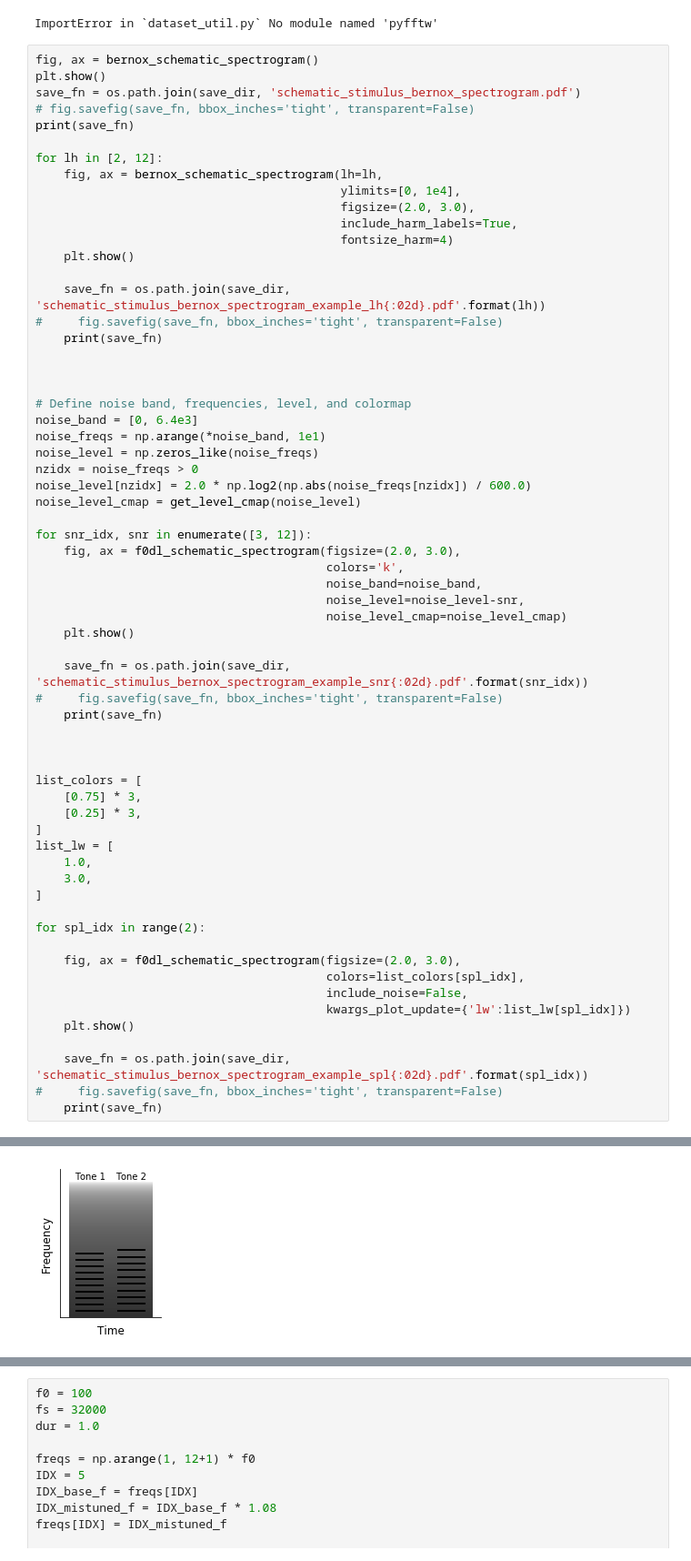
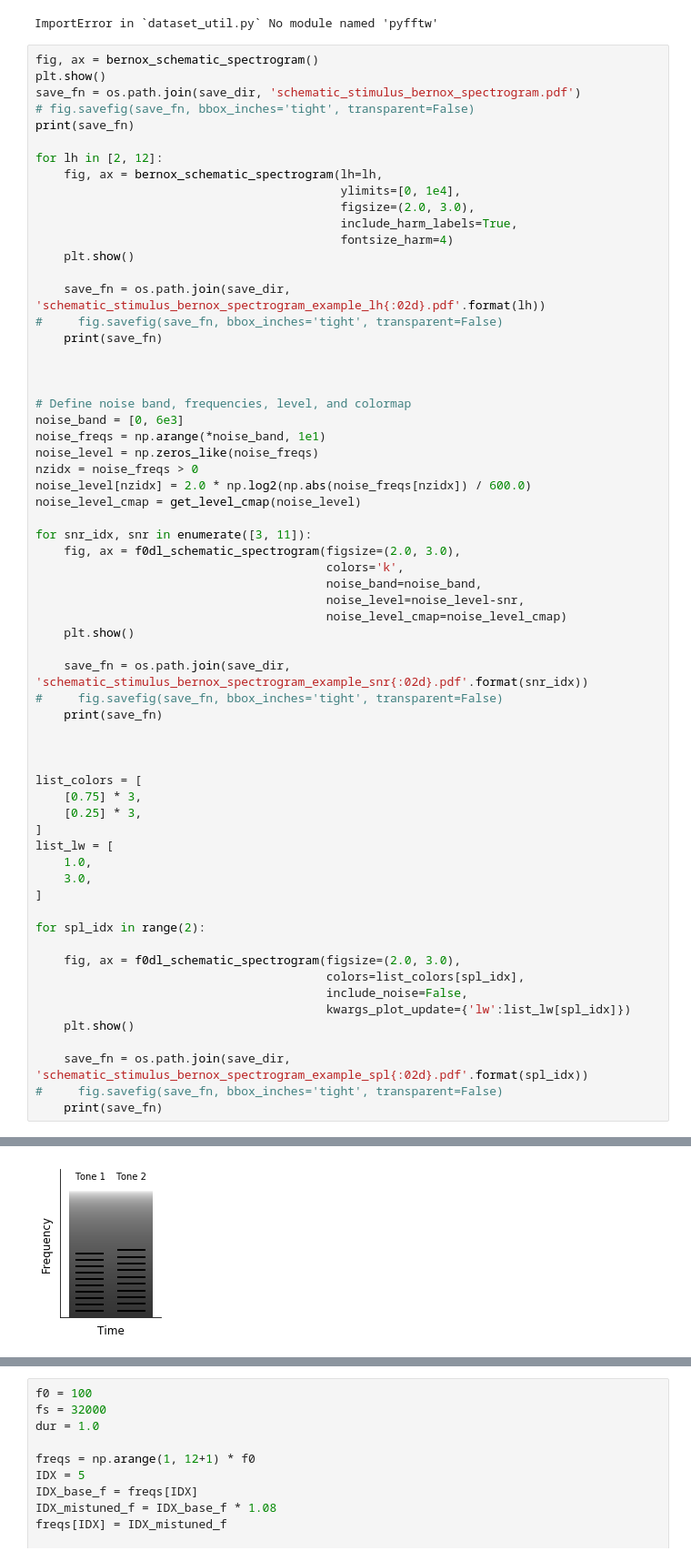
Before and after one commit to msaddler/pitchnet, a Jupyter notebook: notebook_figures_stimuli.ipynb, the cells around one changed output, grey strips where cells are left out. Shown at 91% size. Drawn from its saved outputs; the diff is of its cells as text.

Commit message:
checking noise band cutoffs for mcpherson F0 discrimiination stimuli

```diff
--- a/notebook_figures_stimuli.ipynb
+++ b/notebook_figures_stimuli.ipynb
@@ -590,14 +590,14 @@ for lh in [2, 12]:
 
 
 # Define noise band, frequencies, level, and colormap
-noise_band = [0, 6.4e3]
+noise_band = [0, 6e3]
 noise_freqs = np.arange(*noise_band, 1e1)
 noise_level = np.zeros_like(noise_freqs)
 nzidx = noise_freqs > 0
 noise_level[nzidx] = 2.0 * np.log2(np.abs(noise_freqs[nzidx]) / 600.0)
 noise_level_cmap = get_level_cmap(noise_level)
 
-for snr_idx, snr in enumerate([3, 12]):
+for snr_idx, snr in enumerate([3, 11]):
     fig, ax = f0dl_schematic_spectrogram(figsize=(2.0, 3.0),
                                          colors='k',
                                          noise_band=noise_band,
@@ -611,34 +611,34 @@ for snr_idx, snr in enumerate([3, 12]):
 
 
 
 list_colors = [
     [0.75] * 3,
     [0.25] * 3,
 ]
 list_lw = [
     1.0,
     3.0,
 ]
 
 for spl_idx in range(2):
 
     fig, ax = f0dl_schematic_spectrogram(figsize=(2.0, 3.0),
                                          colors=list_colors[spl_idx],
                                          include_noise=False,
                                          kwargs_plot_update={'lw':list_lw[spl_idx]})
     plt.show()
 
     save_fn = os.path.join(save_dir, 'schematic_stimulus_bernox_spectrogram_example_spl{:02d}.pdf'.format(spl_idx))
 #     fig.savefig(save_fn, bbox_inches='tight', transparent=False)
     print(save_fn)
 # %% [output]
 [figure]
 /om2/user/msaddler/pitchnet/assets_psychophysics/figures/archive_2020_04_28_pitchnet_paper_figures_v01/schematic_stimulus_bernox_spectrogram.pdf
 [figure]
 /om2/user/msaddler/pitchnet/assets_psychophysics/figures/archive_2020_04_28_pitchnet_paper_figures_v01/schematic_stimulus_bernox_spectrogram_example_lh02.pdf
 [figure]
 /om2/user/msaddler/pitchnet/assets_psychophysics/figures/archive_2020_04_28_pitchnet_paper_figures_v01/schematic_stimulus_bernox_spectrogram_example_lh12.pdf
-[figure, old version]
+[figure, new version]
 /om2/user/msaddler/pitchnet/assets_psychophysics/figures/archive_2020_04_28_pitchnet_paper_figures_v01/schematic_stimulus_bernox_spectrogram_example_snr00.pdf
 [figure]
 /om2/user/msaddler/pitchnet/assets_psychophysics/figures/archive_2020_04_28_pitchnet_paper_figures_v01/schematic_stimulus_bernox_spectrogram_example_snr01.pdf
```
Also changed, not shown: 1 other file.
